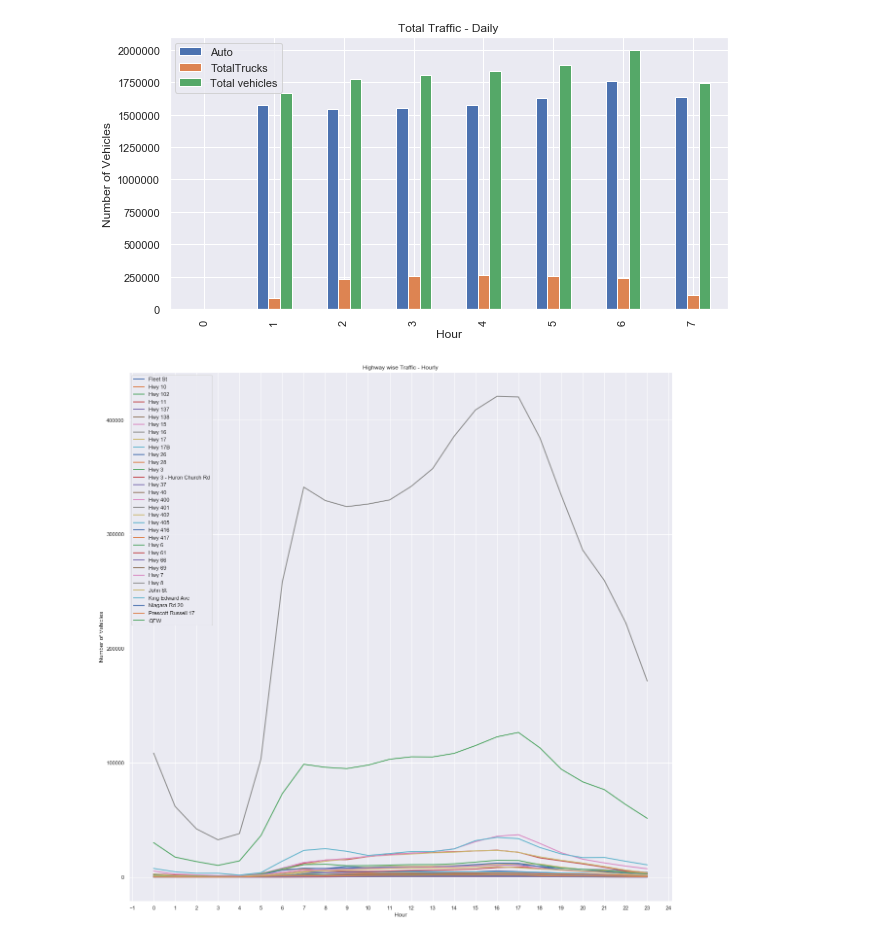
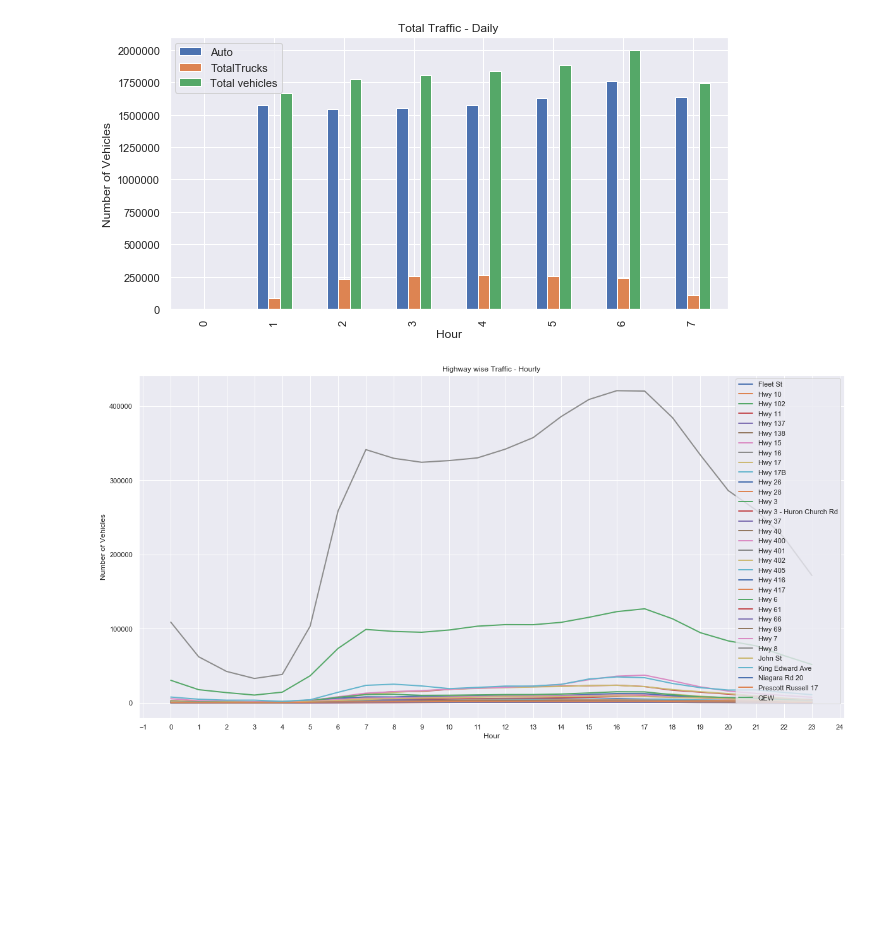
Before and after one commit to Group5github/Group5.github.io, a Jupyter notebook: Vehicles.ipynb, the cells around one changed output. Drawn from its saved outputs; the diff is of its cells as text; code cells hidden in the pictures; blank space fills up the shorter version.

Commit message:
images

```diff
--- a/Vehicles.ipynb
+++ b/Vehicles.ipynb
@@ -198,25 +201,25 @@ plt.show()
 [figure]
 # %%
 import matplotlib.ticker as ticker
-fig3, ax3 = plt.subplots(figsize=(20, 20))
+fig3, ax3 = plt.subplots(figsize=(20, 10))
 
 tick_spacing = 1
 ax3.xaxis.set_major_locator(ticker.MultipleLocator(tick_spacing))
 # ax3.yaxis.set_major_locator(ticker.MultipleLocator(10000))
 
 roadWiseDf = commercialDf.groupby(
     ['Highway or Road','Hour'],as_index=False)[['Single','Multi','Auto','total_trucks']].sum()
 highways = roadWiseDf['Highway or Road'].unique()
 for highway in highways:
     roadWiseDf[(roadWiseDf['Highway or Road'] == highway)].plot(kind='line',
                         x='Hour',y='Auto',linestyle='-',linewidth=2,ax=ax3,grid=True,label=highway)
 
 plt.title('Highway wise Traffic - Hourly')
 plt.xlabel('Hour')
 plt.ylabel('Number of Vehicles')
 
 plt.show()
 # %% [output]
-[figure, old version]
+[figure, new version]
 # %%
 import matplotlib.ticker as ticker
```
Also changed, not shown: parts of 7 cells of this notebook, 8 other files.
